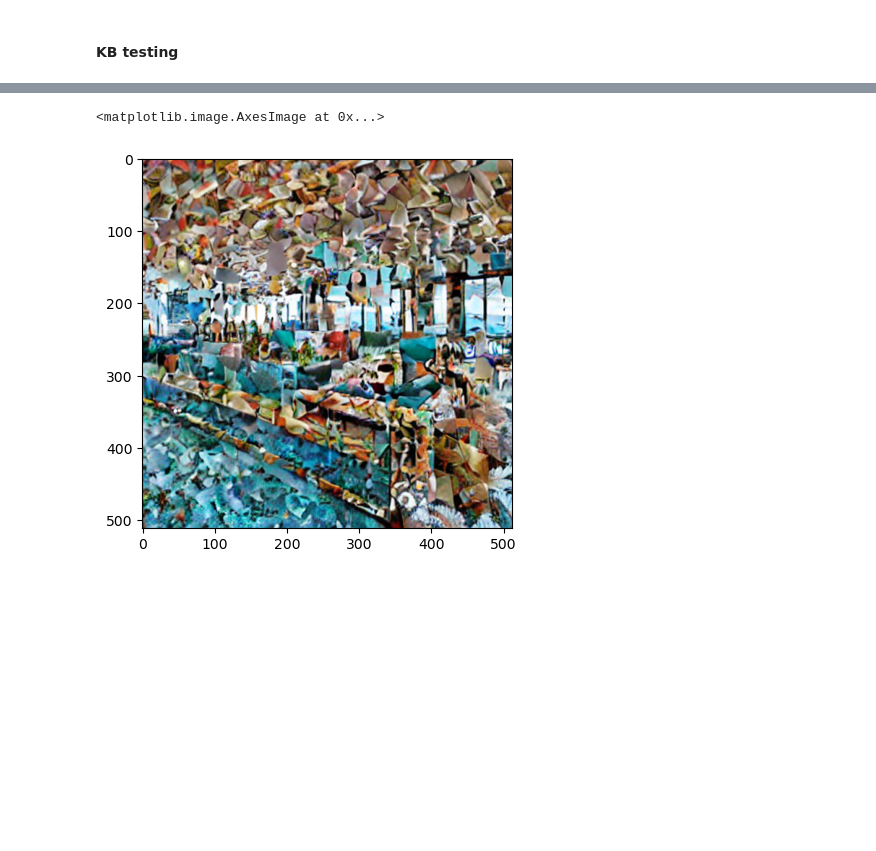
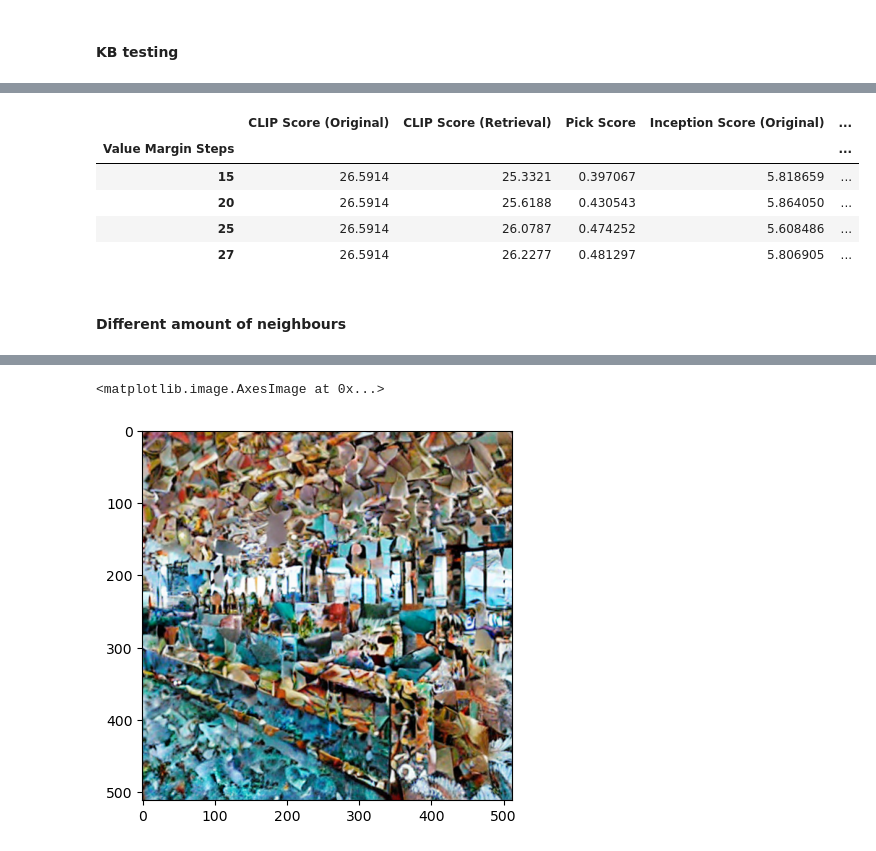
Before and after one commit to ontenkutsenko/Diffusion, a Jupyter notebook: src/notebooks/whole pipeline.ipynb, the cells around one changed output, grey strips where cells are left out. Cells and saved outputs as stored; diff of their text form; code cells hidden in the pictures; blank space fills up the shorter version.

```diff
--- a/src/notebooks/whole pipeline.ipynb
+++ b/src/notebooks/whole pipeline.ipynb
@@ -326,0 +474,4 @@ plt.imshow(img)
+# %%
+value_margin_steps = 25
+config_index = 3
+neighbour_num = 0
@@ -326,0 +653,29 @@ plt.imshow(img)
+# %%
+# Create DataFrame with metrics
+metrics_df = pd.DataFrame({
+    'Value Margin Steps': [15, 20, 25, 27],
+    'CLIP Score (Original)': clips_real,
+    'CLIP Score (Retrieval)': clips_generated,
+    'Pick Score': picks,
+    'Inception Score (Original)': inceptions_real,
+    'Inception Score (Retrieval)': inceptions_generated,
+    'FID Score': fids
+})
+
+# Set Value Margin Steps as index
+metrics_df = metrics_df.set_index('Value Margin Steps')
+
+# # Save to CSV
+metrics_df.to_csv('../data/results/metrics-value-margin-steps_key-margin=0_dataset-size=2000_num-neighbours=1.csv')
+
+# Display the table
+metrics_df
+# %% [output]
+|  | CLIP Score (Original) | CLIP Score (Retrieval) | Pick Score | Inception Score (Original) | ... |
+| Value Margin Steps |  |  |  |  | ... |
+| 15 | 26.5914 | 25.3321 | 0.397067 | 5.818659 | ... |
+| 20 | 26.5914 | 25.6188 | 0.430543 | 5.864050 | ... |
+| 25 | 26.5914 | 26.0787 | 0.474252 | 5.608486 | ... |
+| 27 | 26.5914 | 26.2277 | 0.481297 | 5.806905 | ... |
+# %% [markdown]
+#### Different amount of neighbours
```
Also changed, not shown: parts of 55 cells of this notebook.
